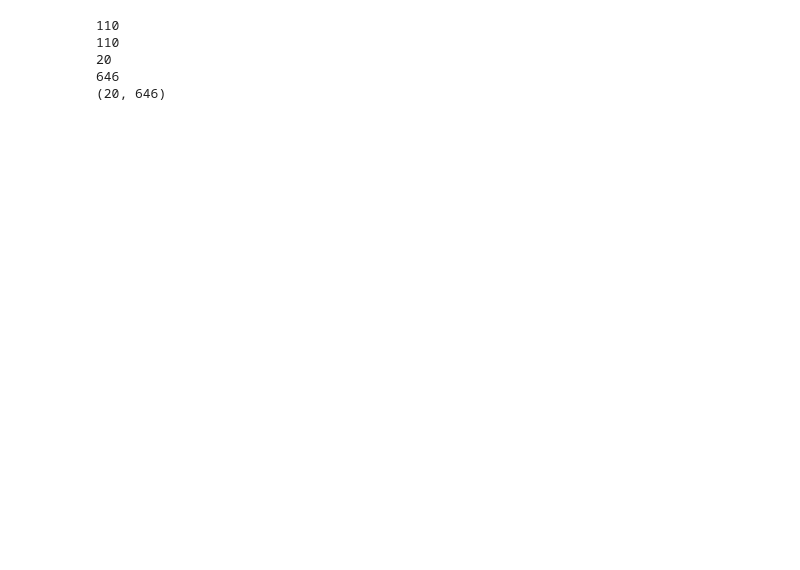
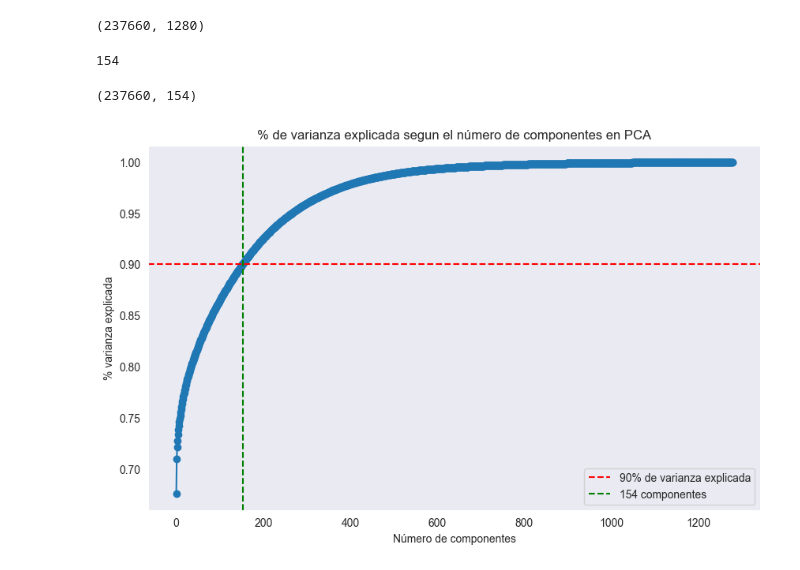
Before and after one commit to MitsuoMurakami/Proyecto_DB2, a Jupyter notebook: Parte3/data_extraction/PCA.ipynb, the cells around one changed output. Cells and saved outputs as stored; diff of their text form; code cells hidden in the pictures; blank space fills up the shorter version.

Commit message:
🧐 Feat: apply PCA

```diff
--- a/Parte3/data_extraction/PCA.ipynb
+++ b/Parte3/data_extraction/PCA.ipynb
@@ -6,0 +49,7 @@ import matplotlib.pyplot as plt
+# %%
+# delete the feature vectors that have different dimensions
+preserved_indexes = [i for i, feature in enumerate(features)  if feature.shape == (20, 1280) ]
+features = [features[i] for i in preserved_indexes]
+track_ids = [track_ids[i] for i in preserved_indexes]
+print(len(features))
+print(len(track_ids))
@@ -6,0 +61,50 @@ import matplotlib.pyplot as plt
+# %%
+# collect all feature vectors of each song in a list
+big_features = []
+for feature in features:
+    for ls in feature:
+        big_features.append(ls)
+
+big_features = np.array(big_features)
+# %%
+# normalize
+big_features = (big_features - np.min(big_features, axis=0)) / (np.max(big_features, axis=0) - np.min(big_features, axis=0))
+# %%
+print(big_features.shape)
+# %% [output]
+(237660, 1280)
+# %%
+"""
+Apply PCA to all of the feature vectors, the n_components by default is min(n_samples, n_features) - 1 (20)
+"""
+
+pca = PCA()
+pca.fit(big_features)
+# Accumulated sum that explain the variance by the number of components
+explained_variance_ratio = np.cumsum(pca.explained_variance_ratio_)
+# Compute the number of components that explain 90% of the variance
+n_components_above_90 = np.argmax(explained_variance_ratio >= 0.9) + 1
+print(n_components_above_90)
+# %% [output]
+154
+# %%
+# Apply the number of components that explain 90% of the variance
+pca = PCA(n_components=n_components_above_90)
+features_pca = pca.fit_transform(big_features)
+print(features_pca.shape)
+# %% [output]
+(237660, 154)
+# %%
+#Grafico
+plt.figure(figsize=(10, 6))
+plt.plot(explained_variance_ratio, marker="o")
+plt.axhline(y=0.9, color="r", linestyle="--", label="90% de varianza explicada")
+plt.axvline(x=n_components_above_90 - 1, color="g", linestyle="--", label=f"{n_components_above_90} componentes")
+plt.title("% de varianza explicada segun el número de componentes en PCA")
+plt.xlabel("Número de componentes")
+plt.ylabel("% varianza explicada")
+plt.legend()
+plt.grid()
+plt.show()
+# %% [output]
+[figure, added]
@@ -15,14 +126,0 @@ with open("feature_spotify_15seg.pkl", "rb") as file:
-# %%
-# test
-print(len(track_ids))
-print(len(features))
-print(len(features[0]))
-print(len(features[0][0]))
-
-print(features[0].shape)
-# %% [output]
-110
-110
-20
-646
-(20, 646)
```
Also changed, not shown: parts of 16 cells of this notebook, 1 other file.
